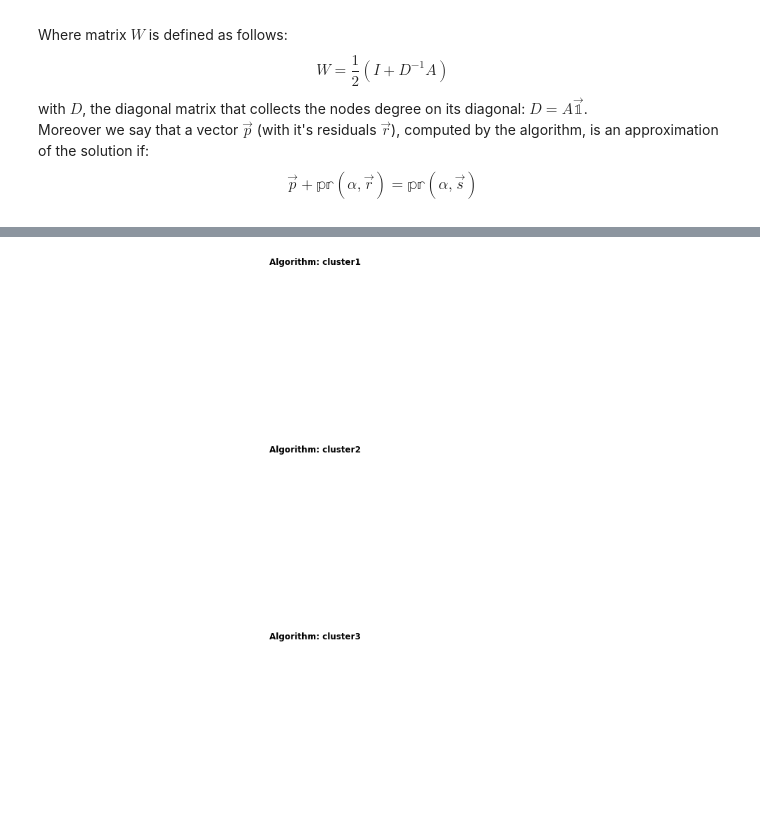
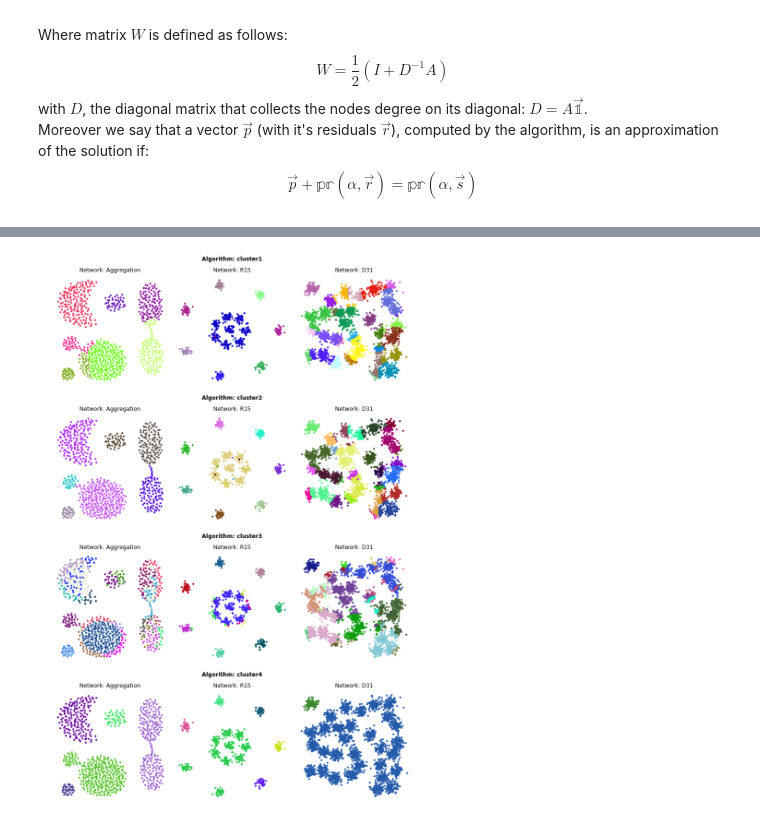
Before and after one commit to barbafrank/LCP_projects_Y2, a Jupyter notebook: HLP_Project/Project.ipynb, the cells around one changed output, grey strips where cells are left out. Cells and saved outputs as stored; diff of their text form; code cells hidden in the pictures.

Commit message:
added clustering 4

```diff
--- a/HLP_Project/Project.ipynb
+++ b/HLP_Project/Project.ipynb
@@ -269,20 +273,25 @@ _ = plotNetworkClusters(
 # %%
-#
-algorithm_names = ["cluster1", "cluster2", "cluster3"]
+# initialize the algorithm names list
+algorithm_names = ["cluster1", "cluster2", "cluster3", "cluster4"]
 
-#
+# initialize the clusters dictionary
 computed_clusters = {algorithm_name: {} for algorithm_name in algorithm_names}
 
-#
+# and compute them
 for name in names:
-    # randomly initialize the centroids
+
+    # randomly initialize the centroids, for the algorithms that need them
     centroids = []
     clusters = datasets[name]["clusters"]
+    # fix the seed for reproducibilty
+    np.random.seed(0)
+    # compute the centroids
     for cluster in np.unique(clusters):
         nodes = np.arange(datasets[name]["A_mat"].shape[0])[clusters==cluster]
         centroids.append(np.random.choice(nodes, 1)[0])
 
     # store network data
     computed_clusters[algorithm_names[0]][name] = cluster1(datasets[name]["L"], np.array(centroids), 20) # TODO: correct
-    computed_clusters[algorithm_names[1]][name] = cluster1(datasets[name]["L"], np.array(centroids), 20) # TODO: correct
-    computed_clusters[algorithm_names[2]][name] = cluster1(datasets[name]["L"], np.array(centroids), 20) # TODO: correct
+    computed_clusters[algorithm_names[1]][name] = cluster2(datasets[name]["L"], np.array(centroids)) # TODO: correct
+    computed_clusters[algorithm_names[2]][name] = cluster3(datasets[name]["L_T"]) # TODO: correct
+    computed_clusters[algorithm_names[3]][name] = cluster4(datasets[name]["L_T"]) # TODO: correct
@@ -293,58 +298,31 @@ print(computed_clusters["cluster1"]["D31"])
 # %%
 # create the figure for the plot
-f = plt.figure(figsize=(14, 14))
+f = plt.figure(figsize=(14, 21))
 
 # create major subplots
-gs0 = gridspec.GridSpec(3, 1, figure=f)
+gs0 = gridspec.GridSpec(4, 1, figure=f, hspace=.25)
 
 # further split the second row
 gs00 = [gridspec.GridSpecFromSubplotSpec(1, 3, subplot_spec=gs, wspace=0.05) for gs in gs0]
 
-#
-algorithm_names = ["cluster1", "cluster2", "cluster3"]
-for i, name in enumerate(algorithm_names):
+# iterate over the results and plt them
+for i, algorithm_name in enumerate(algorithm_names):
     ax0 = f.add_subplot(gs0[i])
-    ax0.set_title("Algorithm: " + name, pad=18, fontweight="bold")
+    ax0.set_title("Algorithm: " + algorithm_name, pad=30, fontweight="bold")
     ax0.axis("off")
 
-# set the seed for the centroids' initialization
-np.random.seed(0)
-
-# perform the clustering and plot results
-for j, name in enumerate(names):
-    # randomly initialize the centroids
-    centroids = []
-    clusters = datasets[name]["clusters"]
-    for cluster in np.unique(clusters):
-        nodes = np.arange(datasets[name]["A_mat"].shape[0])[clusters==cluster]
-        centroids.append(np.random.choice(nodes, 1)[0])
-
-    #plt.figure()
-    #plt.scatter(datasets[name]["positions"][:,0], datasets[name]["positions"][:,1])
-    #plt.scatter(datasets[name]["positions"][centroids,0], datasets[name]["positions"][centroids,1], color='r')
-    #plt.show()
-
-
-    ax00 = f.add_subplot(gs00[i][0])
-    ax00.set_title("Network: " + name)
-    ax01 = f.add_subplot(gs00[i][1])
-    ax01.set_title("Local PageRank Matrix")
-    ax00.set_xlabel("Node ID")
-    ax00.set_ylabel("Node ID")
-    ax01.set_xlabel("Node ID")
-    ax01.set_ylabel("Node ID", rotation=-90, labelpad=15)
-    ax00.imshow(A_mat, cmap="plasma")
-    ax01.imshow(np.log(list2matrix(L, True) + 1), cmap="plasma")
-    ax01.yaxis.set_label_position("right")
-    ax01.yaxis.tick_right()
-
-    plotNetworkClusters(
-        datasets[name]["A_mat"],
-        list(clusters),
-        figsize=(8, 8),
-        node_size=10,
-        draw_edges=True,
-        pos=datasets[name]["positions"],
-        cbar=False
-    )
+    # perform the clustering and plot results
+    for j, name in enumerate(names):
+        ax00 = f.add_subplot(gs00[i][j])
+        ax00.set_title("Network: " + name)
+        ax00.axis("off")
+        plotNetworkClusters(
+            datasets[name]["A_mat"],
+            list(computed_clusters[algorithm_name][name]),
+            node_size=10,
+            draw_edges=False,
+            pos=datasets[name]["positions"],
+            cbar=False,
+            ax=ax00
+        )
 # %% [output]
@@ -352 +329 @@ for j, name in enumerate(names):
-[figure, old version]
+[figure, new version]
```
Also changed, not shown: parts of 11 cells of this notebook, 2 other files.
